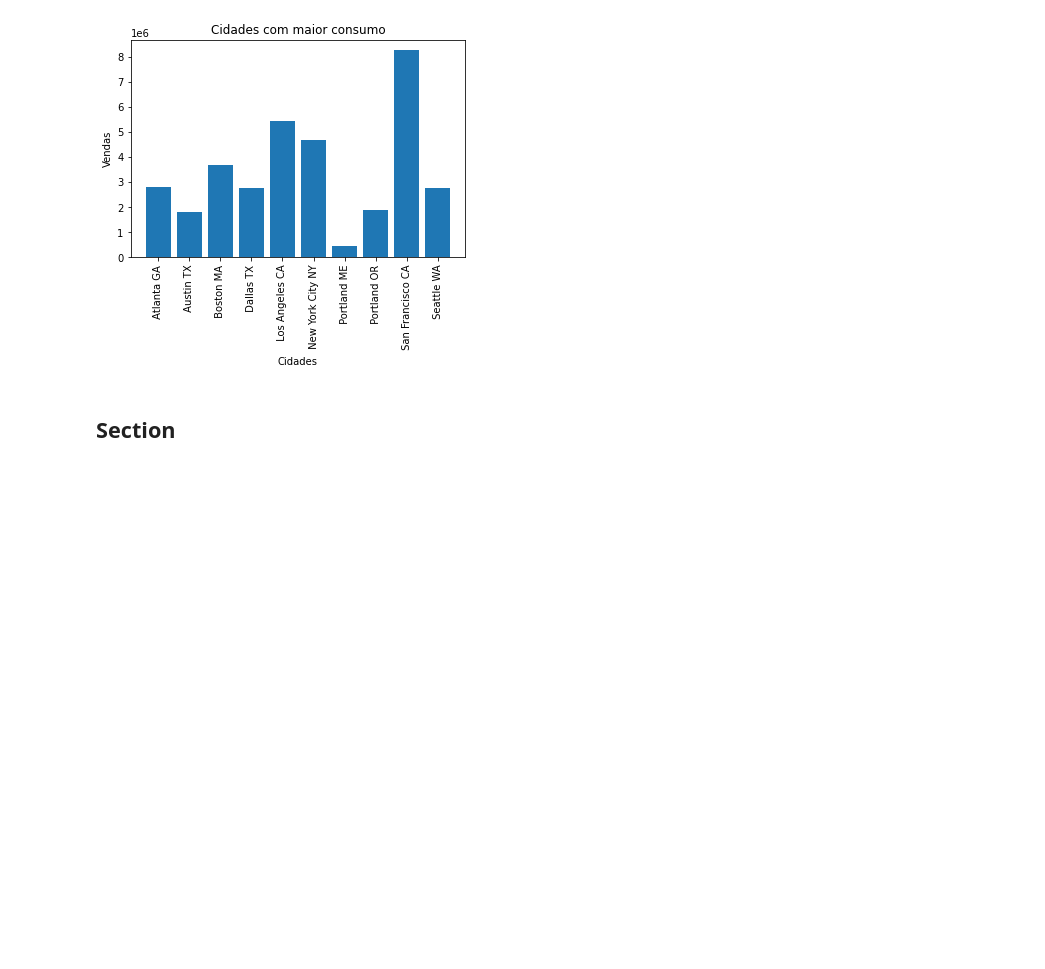
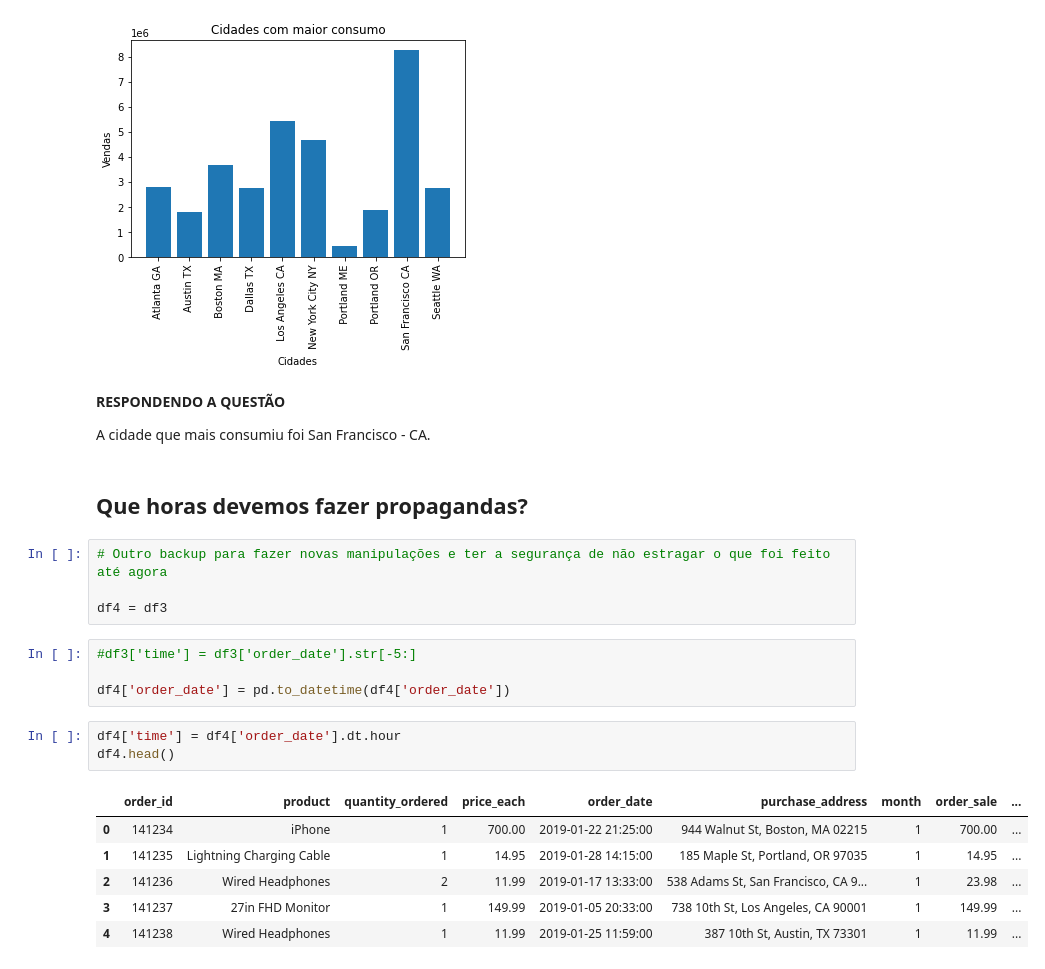
Before and after one commit to vinigm/Portfolio, a Jupyter notebook: 3_SalesAnalysis.ipynb, the cells around one changed output. Drawn from its saved outputs; the diff is of its cells as text; blank space fills up the shorter version.

```diff
--- a/3_SalesAnalysis.ipynb
+++ b/3_SalesAnalysis.ipynb
@@ -341,5 +335,27 @@ plt.ylabel('Vendas')
 plt.show()
 # %% [output]
 [figure]
-# %% [markdown]
-## **Section**
+# %% [markdown]
+**RESPONDENDO A QUESTÃO**
+
+A cidade que mais consumiu foi San Francisco - CA.
+# %% [markdown]
+## **Que horas devemos fazer propagandas?**
+# %%
+# Outro backup para fazer novas manipulações e ter a segurança de não estragar o que foi feito até agora
+
+df4 = df3
+# %%
+#df3['time'] = df3['order_date'].str[-5:]
+
+df4['order_date'] = pd.to_datetime(df4['order_date'])
+# %%
+df4['time'] = df4['order_date'].dt.hour
+df4.head()
+# %% [output]
+|  | order_id | product | quantity_ordered | price_each | order_date | purchase_address | month | order_sale | ... |
+| 0 | 141234 | iPhone | 1 | 700.00 | 2019-01-22 21:25:00 | 944 Walnut St, Boston, MA 02215 | 1 | 700.00 | ... |
+| 1 | 141235 | Lightning Charging Cable | 1 | 14.95 | 2019-01-28 14:15:00 | 185 Maple St, Portland, OR 97035 | 1 | 14.95 | ... |
+| 2 | 141236 | Wired Headphones | 2 | 11.99 | 2019-01-17 13:33:00 | 538 Adams St, San Francisco, CA 9... | 1 | 23.98 | ... |
+| 3 | 141237 | 27in FHD Monitor | 1 | 149.99 | 2019-01-05 20:33:00 | 738 10th St, Los Angeles, CA 90001 | 1 | 149.99 | ... |
+| 4 | 141238 | Wired Headphones | 1 | 11.99 | 2019-01-25 11:59:00 | 387 10th St, Austin, TX 73301 | 1 | 11.99 | ... |
```
Also changed, not shown: parts of 4 cells of this notebook.
